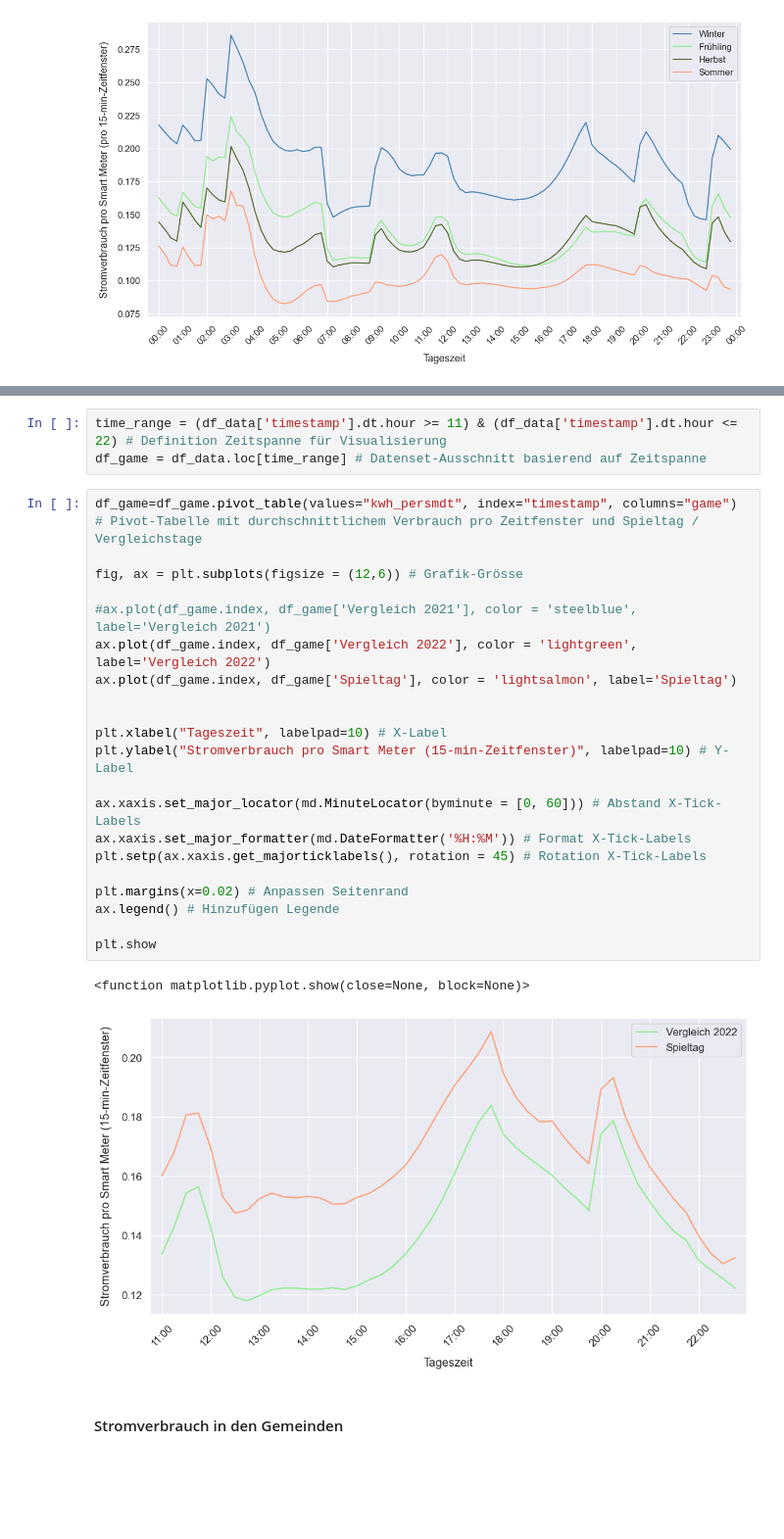
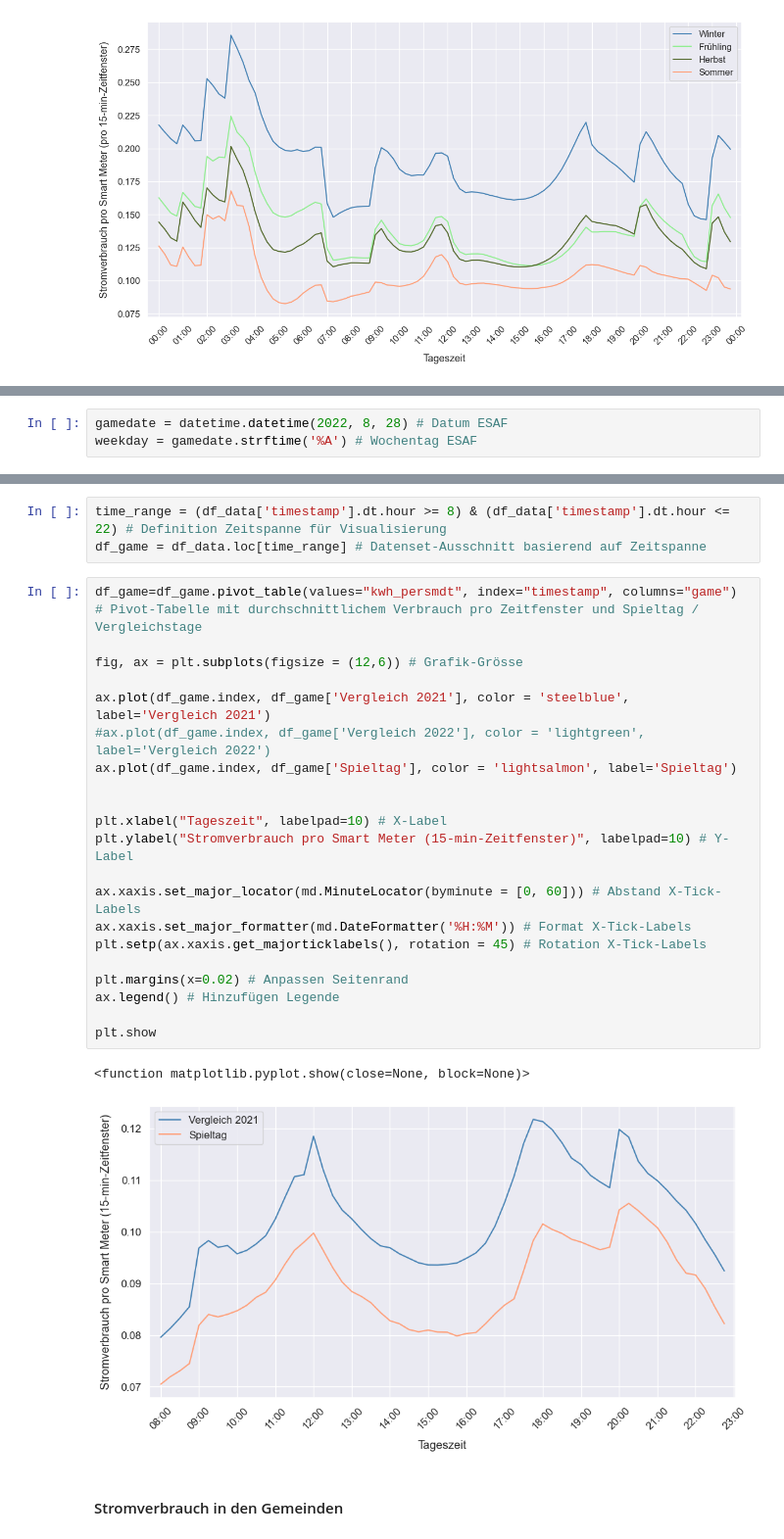
Before and after one commit to axpogroup/ckw-opendata, a Jupyter notebook: ckw.ch/Descriptives Agg.ipynb, the cells around one changed output, grey strips where cells are left out. Shown at 98% size. Drawn from its saved outputs; the diff is of its cells as text; blank space fills up the shorter version.

```diff
--- a/ckw.ch/Descriptives Agg.ipynb
+++ b/ckw.ch/Descriptives Agg.ipynb
@@ -701,3 +685,6 @@ weekday = gamedate.strftime('%A') # Wochentag Nati-Spiel
+# %%
+gamedate = datetime.datetime(2022, 8, 28) # Datum ESAF
+weekday = gamedate.strftime('%A') # Wochentag ESAF
 # %%
 # Spalte mit Vergleichstagen für Analyse
 
@@ -707,30 +694,30 @@ df_data.loc[(df_data['date'] == gamedate) , 'game'] = 'Spieltag' # Markierung Da
 # %%
-time_range = (df_data['timestamp'].dt.hour >= 11) & (df_data['timestamp'].dt.hour <= 22) # Definition Zeitspanne für Visualisierung
+time_range = (df_data['timestamp'].dt.hour >= 8) & (df_data['timestamp'].dt.hour <= 22) # Definition Zeitspanne für Visualisierung
 df_game = df_data.loc[time_range] # Datenset-Ausschnitt basierend auf Zeitspanne
 # %%
 df_game=df_game.pivot_table(values="kwh_persmdt", index="timestamp", columns="game") # Pivot-Tabelle mit durchschnittlichem Verbrauch pro Zeitfenster und Spieltag / Vergleichstage
 
 fig, ax = plt.subplots(figsize = (12,6)) # Grafik-Grösse
 
-#ax.plot(df_game.index, df_game['Vergleich 2021'], color = 'steelblue', label='Vergleich 2021')
-ax.plot(df_game.index, df_game['Vergleich 2022'], color = 'lightgreen', label='Vergleich 2022')
+ax.plot(df_game.index, df_game['Vergleich 2021'], color = 'steelblue', label='Vergleich 2021')
+#ax.plot(df_game.index, df_game['Vergleich 2022'], color = 'lightgreen', label='Vergleich 2022')
 ax.plot(df_game.index, df_game['Spieltag'], color = 'lightsalmon', label='Spieltag')
 
 
 plt.xlabel("Tageszeit", labelpad=10) # X-Label
 plt.ylabel("Stromverbrauch pro Smart Meter (15-min-Zeitfenster)", labelpad=10) # Y-Label
 
 ax.xaxis.set_major_locator(md.MinuteLocator(byminute = [0, 60])) # Abstand X-Tick-Labels
 ax.xaxis.set_major_formatter(md.DateFormatter('%H:%M')) # Format X-Tick-Labels
 plt.setp(ax.xaxis.get_majorticklabels(), rotation = 45) # Rotation X-Tick-Labels
 
 plt.margins(x=0.02) # Anpassen Seitenrand
 ax.legend() # Hinzufügen Legende
 
 plt.show
 # %% [output]
 <function matplotlib.pyplot.show(close=None, block=None)>
-[figure, old version]
+[figure, new version]
 # %% [markdown]
 #### Stromverbrauch in den Gemeinden
 # %%
```
Also changed, not shown: parts of 16 cells of this notebook.
